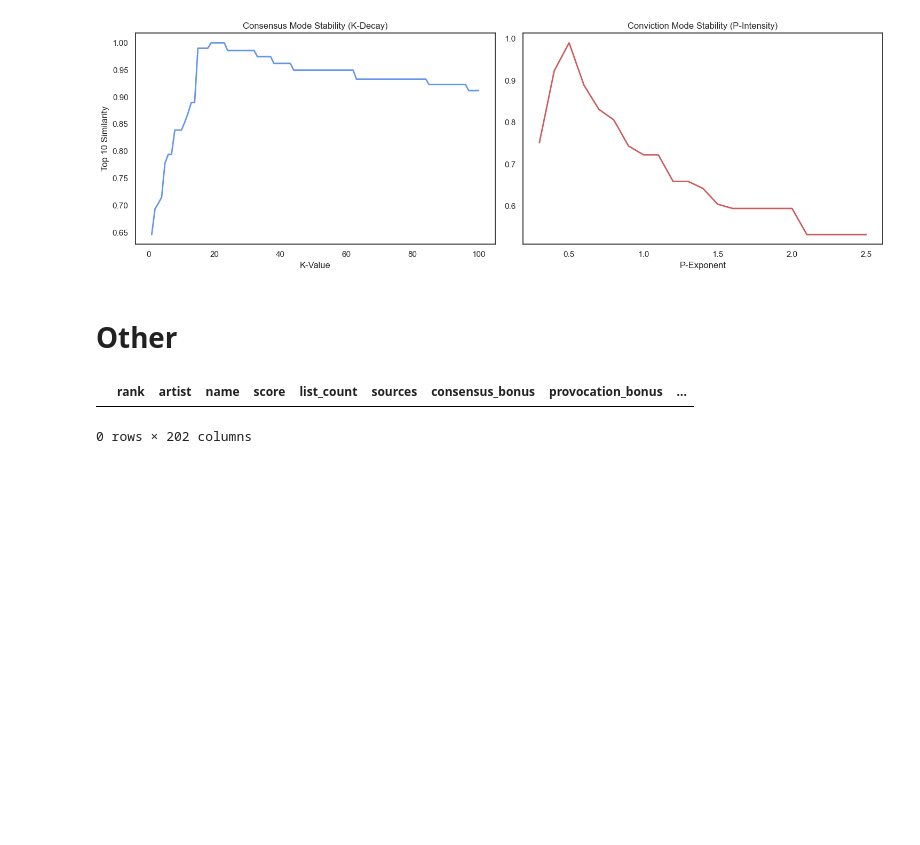
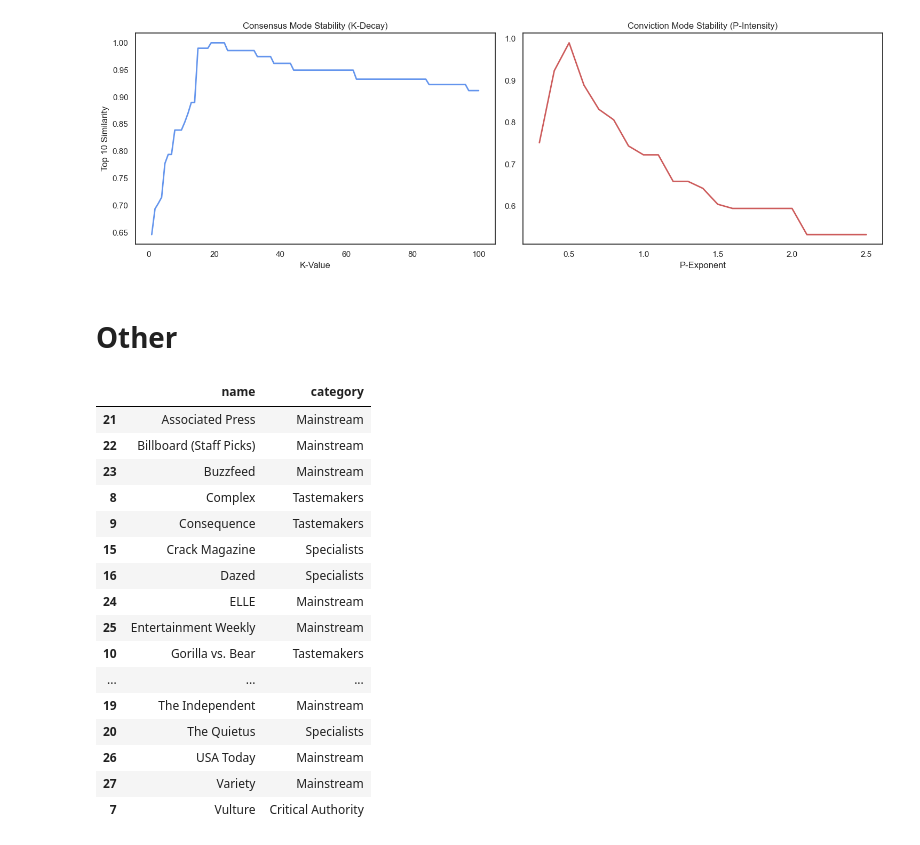
Before and after one commit to eandx1/consensus-best-songs-2025, a Jupyter notebook: python/notebooks/best_songs_merge.ipynb, the cells around one changed output. Saved outputs shown, nothing was run; the diff lists cells and outputs as text; code cells hidden in the pictures; blank space fills up the shorter version.

```diff
--- a/python/notebooks/best_songs_merge.ipynb
+++ b/python/notebooks/best_songs_merge.ipynb
@@ -4062,20 +4097,30 @@ Checking for missed manual overrides...
 
 Spotify doesn't assign a set of genres at the song level, only at the artist level. This can be a bit weird, but let's go ahead and fetch them to look anyways.
 # %%
-SPOTIFY_ARTIST0_ID_TO_ARTIST_RESULTS_CACHE_FILENAME = "caches/spotify_artist0_cache.json"
+SPOTIFY_ARTIST0_ID_TO_ARTIST_RESULTS_CACHE_FILENAME = (
+    "caches/spotify_artist0_cache.json"
+)
 
-def load_spotify_artist_cache(filename=SPOTIFY_ARTIST0_ID_TO_ARTIST_RESULTS_CACHE_FILENAME):
+
+def load_spotify_artist_cache(
+    filename=SPOTIFY_ARTIST0_ID_TO_ARTIST_RESULTS_CACHE_FILENAME,
+):
     with open(filename, "r", encoding="utf-8") as f:
         cache = json.load(f)
-        print(f'Loaded artist results cache with {len(cache)} entries')
+        print(f"Loaded artist results cache with {len(cache)} entries")
         return cache
 
-def save_spotify_artist_cache(cache, filename=SPOTIFY_ARTIST0_ID_TO_ARTIST_RESULTS_CACHE_FILENAME):
+
+def save_spotify_artist_cache(
+    cache, filename=SPOTIFY_ARTIST0_ID_TO_ARTIST_RESULTS_CACHE_FILENAME
+):
     with open(filename, "w", encoding="utf-8") as f:
         json.dump(cache, f, indent=4)
 
 
-def search_spotify_by_artist_id(spotify_artist_id: str, spotify_artist_cache: dict, stats: Counter):
+def search_spotify_by_artist_id(
+    spotify_artist_id: str, spotify_artist_cache: dict, stats: Counter
+):
     artist_cache_results = spotify_artist_cache.get(spotify_artist_id, None)
     if artist_cache_results is not None:
         stats["artist_cache_hits"] += 1
@@ -4084,7 +4129,7 @@ def search_spotify_by_artist_id(spotify_artist_id: str, spotify_artist_cache: di
     stats["artist_api_queries"] += 1
     # print(f"Querying for artist ID {spotify_artist_id}")
     result = sp.artist(spotify_artist_id)
-    if result is None or not 'id' in result:
+    if result is None or not "id" in result:
         print(f"No results for spotify ID {spotify_artist_id}")
         stats["artist_queries_not_found"] += 1
         return None
@@ -4315,11 +4360,16 @@ apple_music_isrc_search_stats = Counter()
 
 isrcs = set()
 isrc_to_item = {}
+no_isrc = set()
+total_song_ids = set()
 
 for song_list in all_songs_lists:
     for song in song_list:
+        total_song_ids.add(song.id)
         if song.isrc is not None and song.isrc:
             isrcs.add(song.isrc)
+        else:
+            no_isrc.add(song.id)
 
 
 isrc_to_item = fetch_apple_music_song_results_for_isrcs(isrcs, apple_music_cache, apple_music_isrc_search_stats)
@@ -4328,7 +4378,11 @@ isrc_to_item = fetch_apple_music_song_results_for_isrcs(isrcs, apple_music_cache
 save_apple_music_cache(apple_music_cache)
 
 
-print(f"Found: {len(isrc_to_item)}")
+print(f"Found by ISRC: {len(isrc_to_item)}")
+print(f"Total ISRCs: {len(isrcs)}")
+print(f"Total Songs: {len(total_song_ids)}")
+print(f"Songs without ISRC: {len(no_isrc)}")
+
 
 print(apple_music_isrc_search_stats)
 # %% [output]
@@ -4679,7 +4737,15 @@ def sort_and_reorder_columns_for_aligned_df(df, include_descriptions=True):
     else:
         desc_cols = list()
 
-    end_columns = ["id", "spotify_id", "youtube_id", "other_url", "sources", "spotify_artist0_id", "isrc"]
+    end_columns = [
+        "id",
+        "spotify_id",
+        "youtube_id",
+        "other_url",
+        "sources",
+        "spotify_artist0_id",
+        "isrc",
+    ]
 
     new_col_order = base_cols + rank_cols + desc_cols + end_columns
 
@@ -8011,25 +8094,39 @@ plt.savefig("outputs/model_sensitivity_analysis.svg")
 # %%
 import pandas as pd
 df = pd.read_csv("outputs/data_scored_ytm_quotes.csv")
-# %%
-df[df['artist'].str.contains('Beer')]
-# %% [output]
-|  | rank | artist | name | score | list_count | sources | consensus_bonus | provocation_bonus | ... |
-0 rows × 202 columns
 # %%
 sources = list()
 
 seen_npr = False
 for name, config in SOURCES.items():
     if name.startswith("NPR"):
         if seen_npr:
             continue
         sources.append(("NPR", config["cluster"]))
         seen_npr = True
         continue
     sources.append((name, config["cluster"]))
 
 source_cats_df = pandas.DataFrame(sources).rename(columns={0:"name", 1:"category"})
 source_cats_df.sort_values(by=["name"], inplace=True)
 source_cats_df.to_csv("outputs/source_cats.csv", index=False, encoding="utf-8")
+source_cats_df
+# %% [output]
+|  | name | category |
+| 21 | Associated Press | Mainstream |
+| 22 | Billboard (Staff Picks) | Mainstream |
+| 23 | Buzzfeed | Mainstream |
+| 8 | Complex | Tastemakers |
+| 9 | Consequence | Tastemakers |
+| 15 | Crack Magazine | Specialists |
+| 16 | Dazed | Specialists |
+| 24 | ELLE | Mainstream |
+| 25 | Entertainment Weekly | Mainstream |
+| 10 | Gorilla vs. Bear | Tastemakers |
+| ... | ... | ... |
+| 19 | The Independent | Mainstream |
+| 20 | The Quietus | Specialists |
+| 26 | USA Today | Mainstream |
+| 27 | Variety | Mainstream |
+| 7 | Vulture | Critical Authority |
 # %%
```
Also changed, not shown: parts of 37 cells of this notebook.
